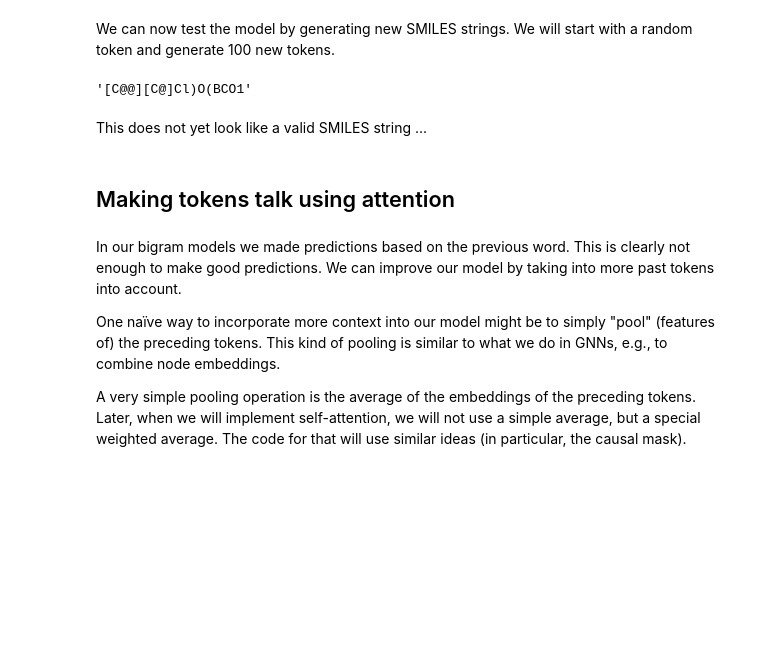
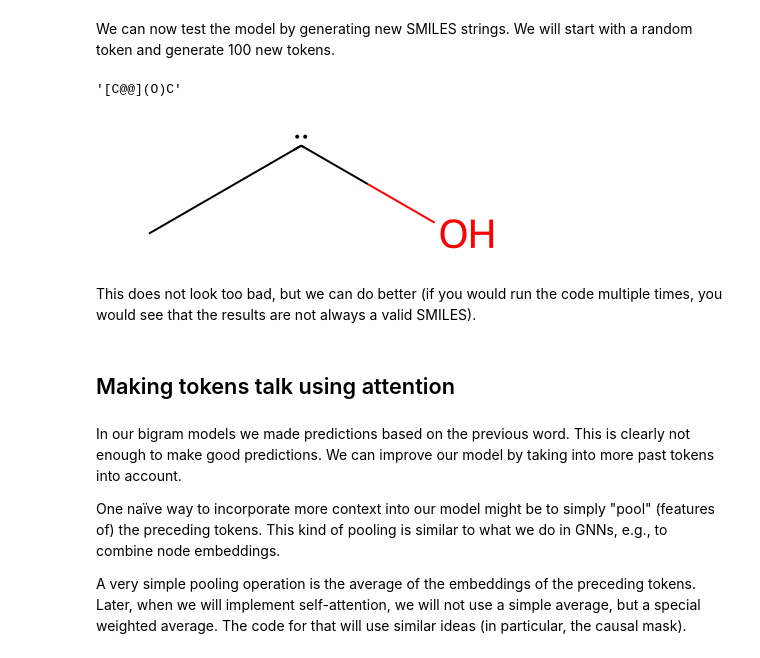
Before and after one commit to kjappelbaum/kjappelbaum.github.io, a Jupyter notebook: blog/posts/building_an_llm/index.ipynb, the cells around one changed output. Cells and saved outputs as stored; diff of their text form; code cells hidden in the pictures; blank space fills up the shorter version.

```diff
--- a/blog/posts/building_an_llm/index.ipynb
+++ b/blog/posts/building_an_llm/index.ipynb
@@ -291,11 +294,13 @@ class CausalLanguageModelingDataset(Dataset):
 
         for text in texts:
             input_ids = np.array(tokenizer.encode(text))
+            if len(input_ids) > self.max_length:
+                continue
+            input_ids = self._pad_right(input_ids, self.max_length)
             # make next token the target create datasets with sliding windows
-            if len(input_ids) < max_length:
-                for i in range(1, len(input_ids)):
-                    self.inputs.append(input_ids[:i])
-                    self.targets.append([input_ids[i]])
+            for i in range(1, len(input_ids)):
+                self.inputs.append(self._pad_left(input_ids[:i], self.max_length))
+                self.targets.append([input_ids[i]])
 
     def __len__(self):
         return len(self.inputs)
@@ -304,14 +309,16 @@ class CausalLanguageModelingDataset(Dataset):
         input_ids = self.inputs[idx]
         target_ids = self.targets[idx]
 
-        # Padding input and target
-        input_ids = self._pad(input_ids, self.max_length)
-        target_ids = self._pad(target_ids, self.max_length, pad_value=-100)  # -100 is often used to ignore loss calculation
-
         return  torch.tensor(input_ids, dtype=torch.long), torch.tensor(target_ids, dtype=torch.long)
 
+    def _pad_left(self, sequence, max_len):
+        pad_value = self.tokenizer.token_to_index('[PAD]')
+        padded_sequence = np.full(max_len, pad_value)
+        padded_sequence[-len(sequence):] = sequence
+        return padded_sequence
 
-    def _pad(self, sequence, max_len, pad_value=0):
+    def _pad_right(self, sequence, max_len):
+        pad_value = self.tokenizer.token_to_index('[PAD]')
         padded_sequence = np.full(max_len, pad_value)
         padded_sequence[:len(sequence)] = sequence
         return padded_sequence
@@ -391,10 +428,18 @@ class BigramModel(nn.Module):
         # x is a tensor of shape (B, T)
         logits = self.forward(x) # (B, T, C)
         B, T, C = logits.shape
-        logits = logits.view(B*T, C)
-        y = y.view(B*T)
-        loss = F.cross_entropy(logits, y)
-        return loss
+
+        # Note that that the implementation below is because of how we - for educational purposes - have defined the dataset
+        # A better way is to have inputs and outputs of the same length (and to not manually code the sliding window
+        # but to instead use a causal mask)
+
+        # in our case, y only contains the next token
+        # so we only care about the last token in Bigram
+        logits = logits[:, -1, :]
+        logits = logits.view(B, C)
+        y = y.view(B)
+
+        return F.cross_entropy(logits, y)
 
     def generate(self, x, max_new_tokens=100):
         # x is a tensor of shape (B, T)
@@ -402,6 +447,7 @@ class BigramModel(nn.Module):
         new_tokens = []
         for _t in range(max_new_tokens):
             logits = self.forward(x) # (B, T, C)
+
             logits = logits[:, -1, :] # we only care about the last token in Bigram, hence we bow have shape (B, C)
             probs = F.softmax(logits, dim=-1) # we generate probabilities for the next token
 
@@ -519,12 +563,18 @@ We can now test the model by generating new SMILES strings. We will start with a
 # %%
 a = torch.tensor([[4]])
 a = a.to(device)
-generation = model.generate(a, max_new_tokens=10).cpu().numpy()
-tokenizer.decode(generation[0])
+generation = model.generate(a, max_new_tokens=30).cpu().numpy()
+smiles = tokenizer.decode(generation[0])
-# %% [output]
-'[C@@][C@]Cl)O(BCO1'
-# %% [markdown]
-This does not yet look like a valid SMILES string ...
+# %%
+smiles
+# %% [output]
+'[C@@](O)C'
+# %%
+Chem.MolFromSmiles(smiles)
+# %% [output]
+[figure, added]
+# %% [markdown]
+This does not look too bad, but we can do better (if you would run the code multiple times, you would see that the results are not always a valid SMILES).
 # %% [markdown]
 ## Making tokens talk using attention
 # %% [markdown]
```
Also changed, not shown: parts of 21 cells of this notebook, 55 other files.
